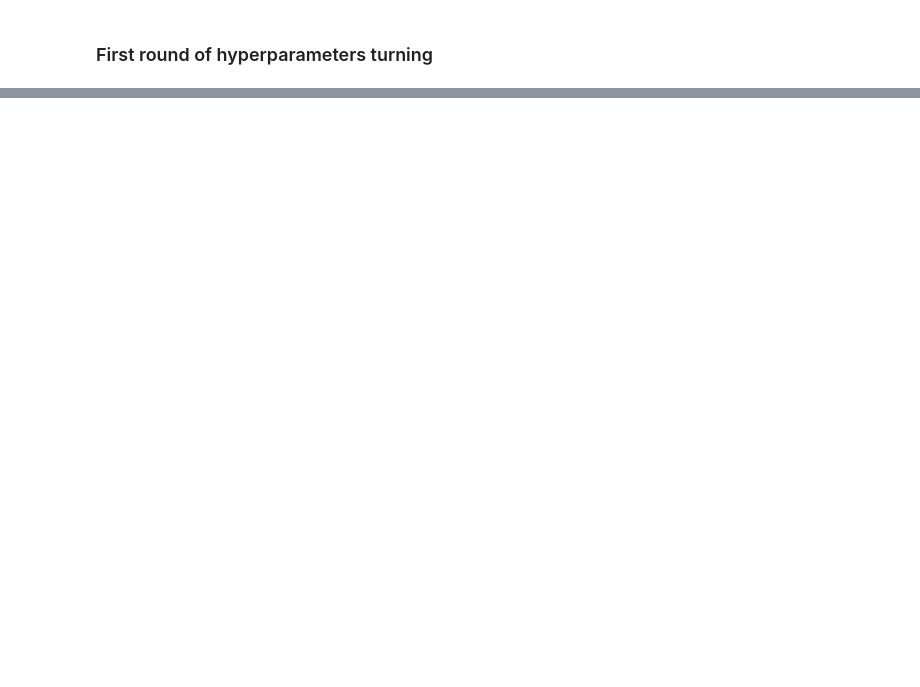
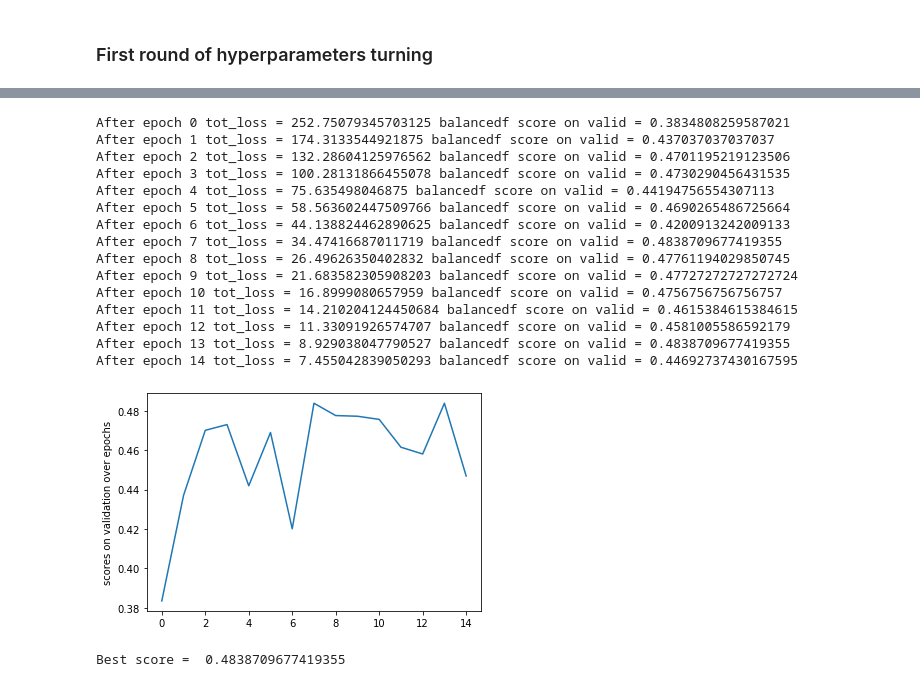
Before and after one commit to Mateuszrze/PolEval2019Task6, a Jupyter notebook: RNN_results.ipynb, the cells around one changed output, grey strips where cells are left out. Saved outputs shown, nothing was run; the diff lists cells and outputs as text; code cells hidden in the pictures; blank space fills up the shorter version.

```diff
--- a/RNN_results.ipynb
+++ b/RNN_results.ipynb
@@ -176,0 +278,29 @@ test(dataset=binary_dataset,
+# %%
+test(dataset=binary_dataset,
+     epochs=15,
+     method='fixed_length_2d',
+     L=30,
+     size=128,
+     num_layers=3,
+     prediction_method='max',
+     equalize_training_classes=True,
+     learning_rate=0.0001,
+     number_of_output_classes=2)
+# %% [output]
+After epoch 0 tot_loss = 252.75079345703125 balancedf score on valid = 0.3834808259587021
+After epoch 1 tot_loss = 174.3133544921875 balancedf score on valid = 0.437037037037037
+After epoch 2 tot_loss = 132.28604125976562 balancedf score on valid = 0.4701195219123506
+After epoch 3 tot_loss = 100.28131866455078 balancedf score on valid = 0.4730290456431535
+After epoch 4 tot_loss = 75.635498046875 balancedf score on valid = 0.44194756554307113
+After epoch 5 tot_loss = 58.563602447509766 balancedf score on valid = 0.4690265486725664
+After epoch 6 tot_loss = 44.138824462890625 balancedf score on valid = 0.4200913242009133
+After epoch 7 tot_loss = 34.47416687011719 balancedf score on valid = 0.4838709677419355
+After epoch 8 tot_loss = 26.49626350402832 balancedf score on valid = 0.47761194029850745
+After epoch 9 tot_loss = 21.683582305908203 balancedf score on valid = 0.47727272727272724
+After epoch 10 tot_loss = 16.8999080657959 balancedf score on valid = 0.4756756756756757
+After epoch 11 tot_loss = 14.210204124450684 balancedf score on valid = 0.4615384615384615
+After epoch 12 tot_loss = 11.33091926574707 balancedf score on valid = 0.4581005586592179
+After epoch 13 tot_loss = 8.929038047790527 balancedf score on valid = 0.4838709677419355
+After epoch 14 tot_loss = 7.455042839050293 balancedf score on valid = 0.44692737430167595
+[figure, added]
+Best score =  0.4838709677419355
```
Also changed, not shown: parts of 35 cells of this notebook.
